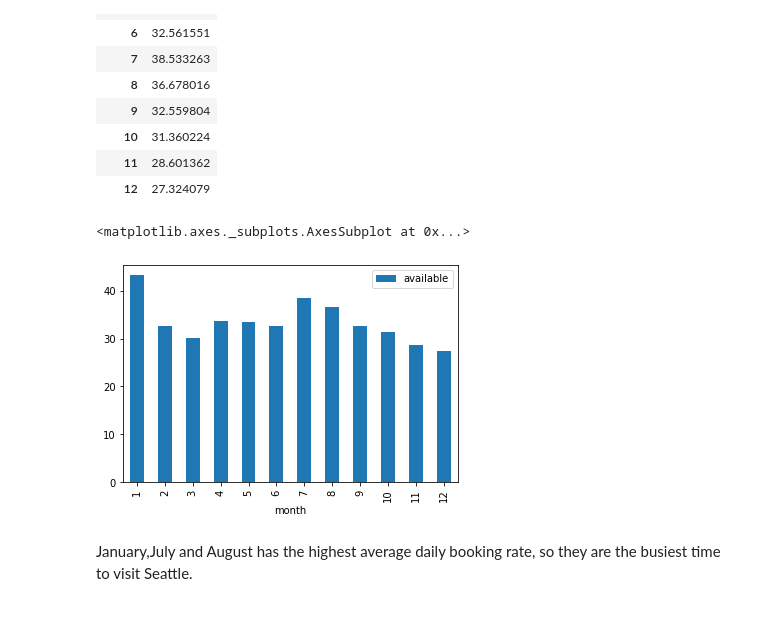
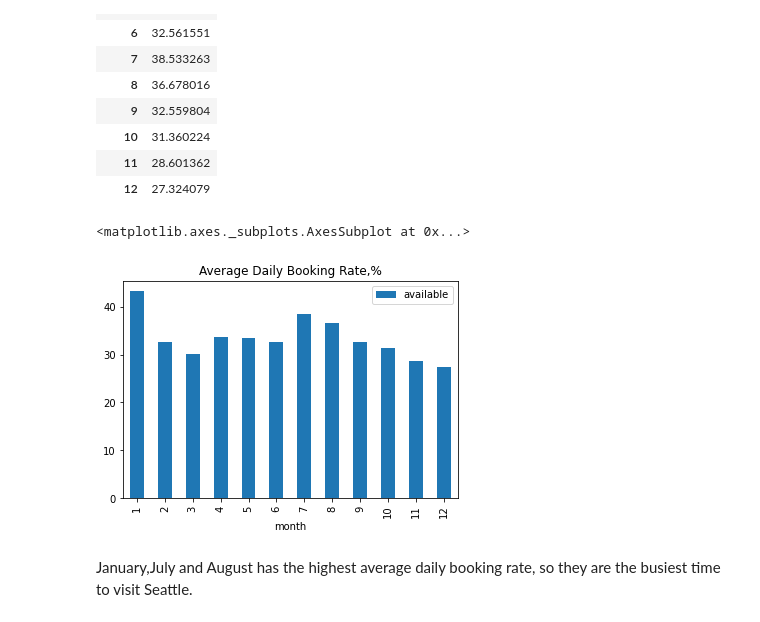
Before and after one commit to sal7-4/CRISP_DM, a Jupyter notebook: seattle-airbnb-pricing-prediction.ipynb, the cells around one changed output. Drawn from its saved outputs; the diff is of its cells as text; code cells hidden in the pictures.

Commit message:
Update price

```diff
--- a/seattle-airbnb-pricing-prediction.ipynb
+++ b/seattle-airbnb-pricing-prediction.ipynb
@@ -136,3 +123,7 @@ calendar.head()
 | 2 | 241032 | 2016-01-06 | f | NaN | 1 |
 | 3 | 241032 | 2016-01-07 | f | NaN | 1 |
 | 4 | 241032 | 2016-01-08 | f | NaN | 1 |
+# %%
+#prepocessing price
+calendar['price']=calendar['price'].fillna('-1').apply(lambda x: re.sub('[\$|\.00|\,]','', x)).astype('int')
+calendar.head()
@@ -203,9 +208,9 @@ dailybookingrate
 | 11 | 28.601362 |
 | 12 | 27.324079 |
 # %%
-dailybookingrate.plot(kind='bar')
+dailybookingrate.plot(kind='bar', title='Average Daily Booking Rate,%')
 # %% [output]
 <matplotlib.axes._subplots.AxesSubplot at 0x...>
-[figure, old version]
+[figure, new version]
 # %% [markdown]
 January,July and August has the highest average daily booking rate, so they are the busiest time to visit Seattle.
```
Also changed, not shown: parts of 10 cells of this notebook.
